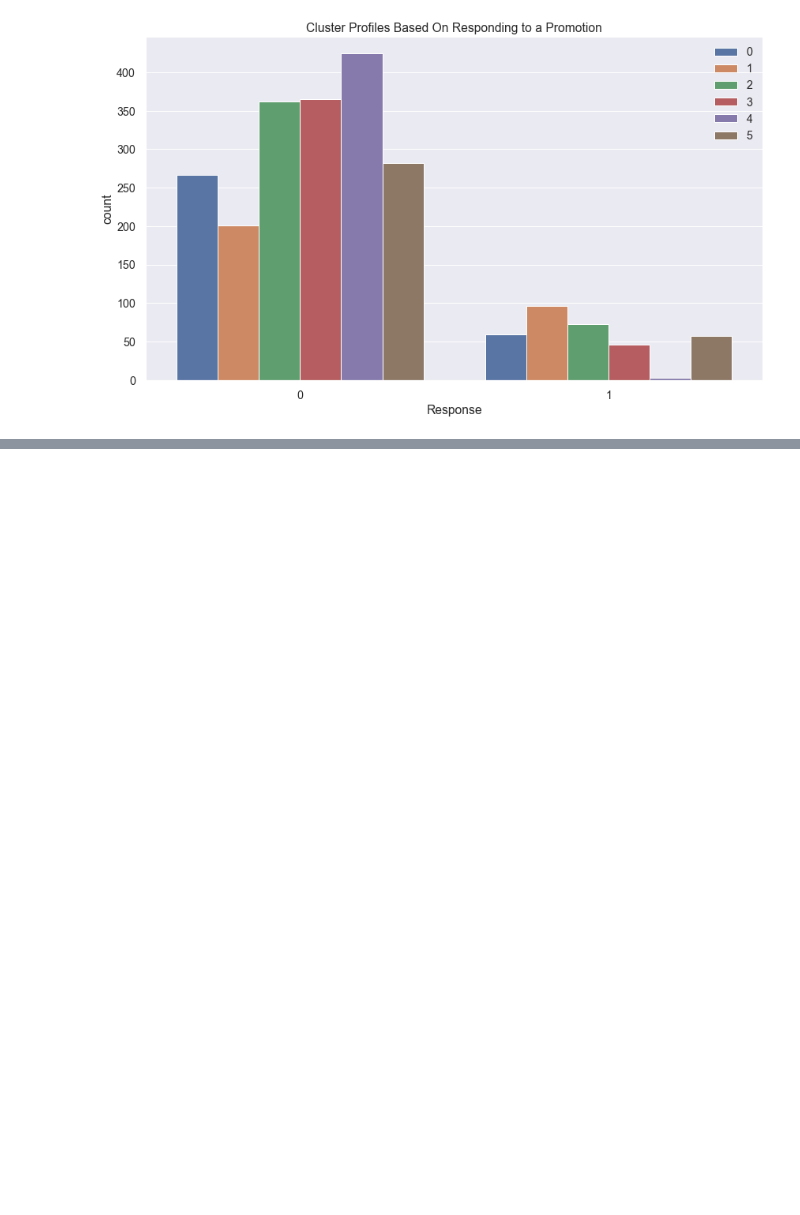
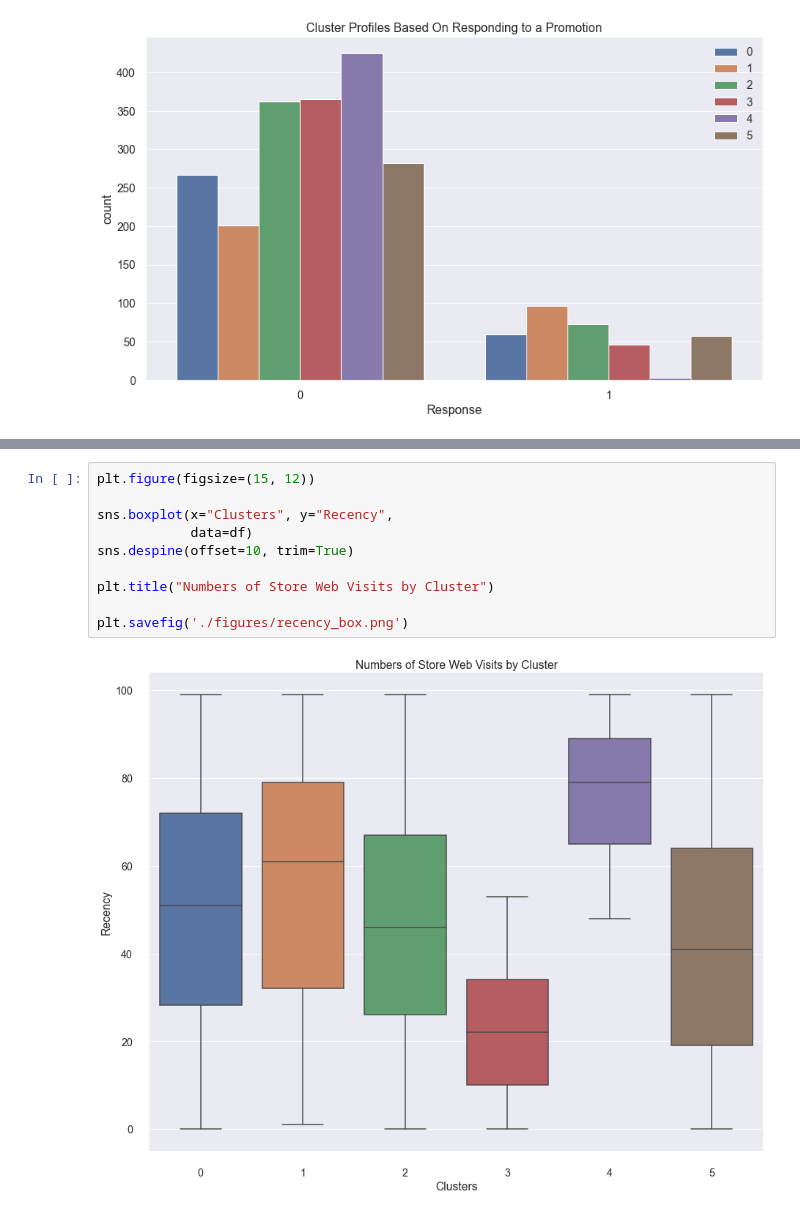
Before and after one commit to dapopov-st/store-customer-segmentation, a Jupyter notebook: 002_Segmentation_and_Takeaways.ipynb, the cells around one changed output, grey strips where cells are left out. Saved outputs shown, nothing was run; the diff lists cells and outputs as text; blank space fills up the shorter version.

```diff
--- a/002_Segmentation_and_Takeaways.ipynb
+++ b/002_Segmentation_and_Takeaways.ipynb
@@ -928,0 +960,12 @@ plt.show()
+# %%
+plt.figure(figsize=(15, 12))
+
+sns.boxplot(x="Clusters", y="Recency",
+            data=df)
+sns.despine(offset=10, trim=True)
+
+plt.title("Numbers of Store Web Visits by Cluster")
+
+plt.savefig('./figures/recency_box.png')
+# %% [output]
+[figure, added]
```
Also changed, not shown: parts of 21 cells of this notebook, 1 other file.
